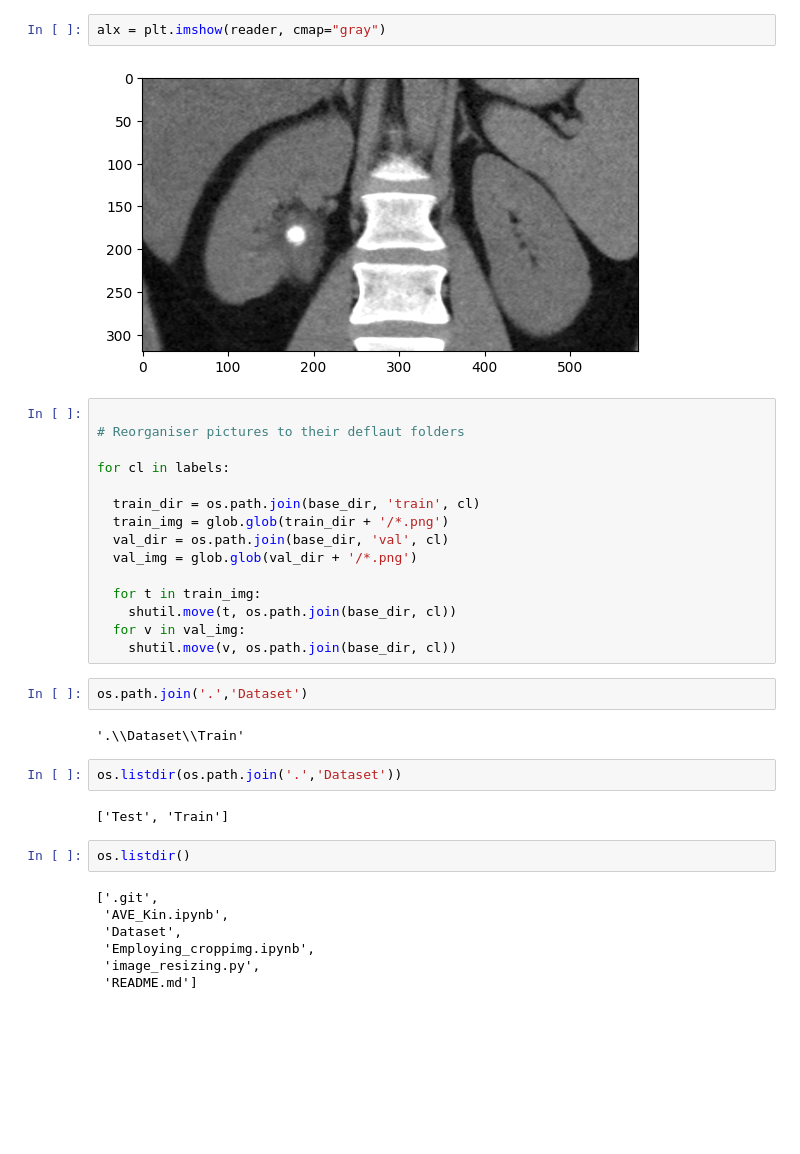
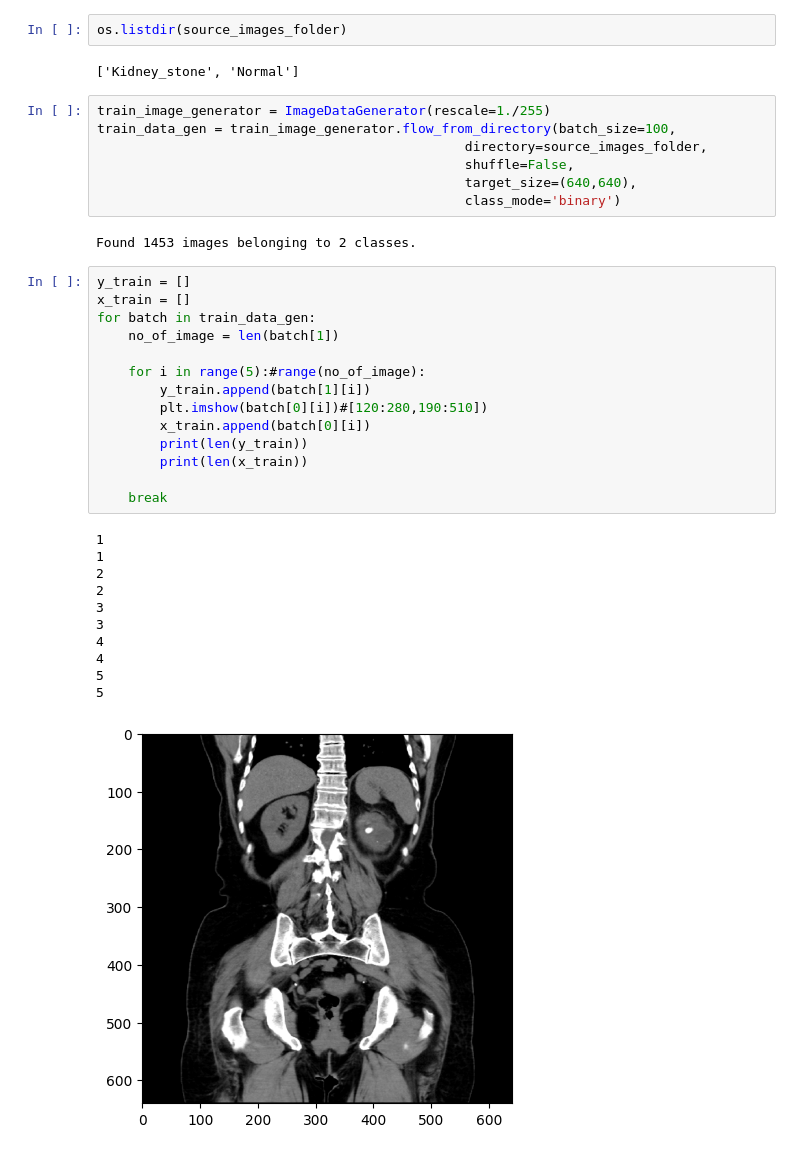
Before and after one commit to uchiharon/Kidney_Stone_Diagnosis_with_CNN_and_VAE, a Jupyter notebook: Employing_croppimg.ipynb, the cells around one changed output. Cells and saved outputs as stored; diff of their text form; blank space fills up the shorter version.

Commit message:
Feat: Building the cropping function on a batch of data

```diff
--- a/Employing_croppimg.ipynb
+++ b/Employing_croppimg.ipynb
@@ -51,36 +53,39 @@ print(alx.get_size())
-# %%
-alx = plt.imshow(reader, cmap="gray")
-# %% [output]
-[figure, removed]
-# %%
-
-# Reorganiser pictures to their deflaut folders
-
-for cl in labels:
-
-  train_dir = os.path.join(base_dir, 'train', cl)
-  train_img = glob.glob(train_dir + '/*.png')
-  val_dir = os.path.join(base_dir, 'val', cl)
-  val_img = glob.glob(val_dir + '/*.png')
-
-  for t in train_img:
-    shutil.move(t, os.path.join(base_dir, cl))
-  for v in val_img:
-    shutil.move(v, os.path.join(base_dir, cl))
-# %%
-os.path.join('.','Dataset')
-# %% [output]
-'.\\Dataset\\Train'
-# %%
-os.listdir(os.path.join('.','Dataset'))
-# %% [output]
-['Test', 'Train']
 # %%
-os.listdir()
+os.listdir(source_images_folder)
 # %% [output]
-['.git',
- 'AVE_Kin.ipynb',
- 'Dataset',
- 'Employing_croppimg.ipynb',
- 'image_resizing.py',
- 'README.md']
+['Kidney_stone', 'Normal']
+# %%
+train_image_generator = ImageDataGenerator(rescale=1./255)
+train_data_gen = train_image_generator.flow_from_directory(batch_size=100,
+                                               directory=source_images_folder,
+                                               shuffle=False,
+                                               target_size=(640,640),
+                                               class_mode='binary')
+# %% [output]
+Found 1453 images belonging to 2 classes.
+# %%
+y_train = []
+x_train = []
+for batch in train_data_gen:
+    no_of_image = len(batch[1])
+
+    for i in range(5):#range(no_of_image):
+        y_train.append(batch[1][i])
+        plt.imshow(batch[0][i])#[120:280,190:510])
+        x_train.append(batch[0][i])
+        print(len(y_train))
+        print(len(x_train))
+
+    break
+# %% [output]
+1
+1
+2
+2
+3
+3
+4
+4
+5
+5
+[figure, added]
```
Also changed, not shown: parts of 2 cells of this notebook.
